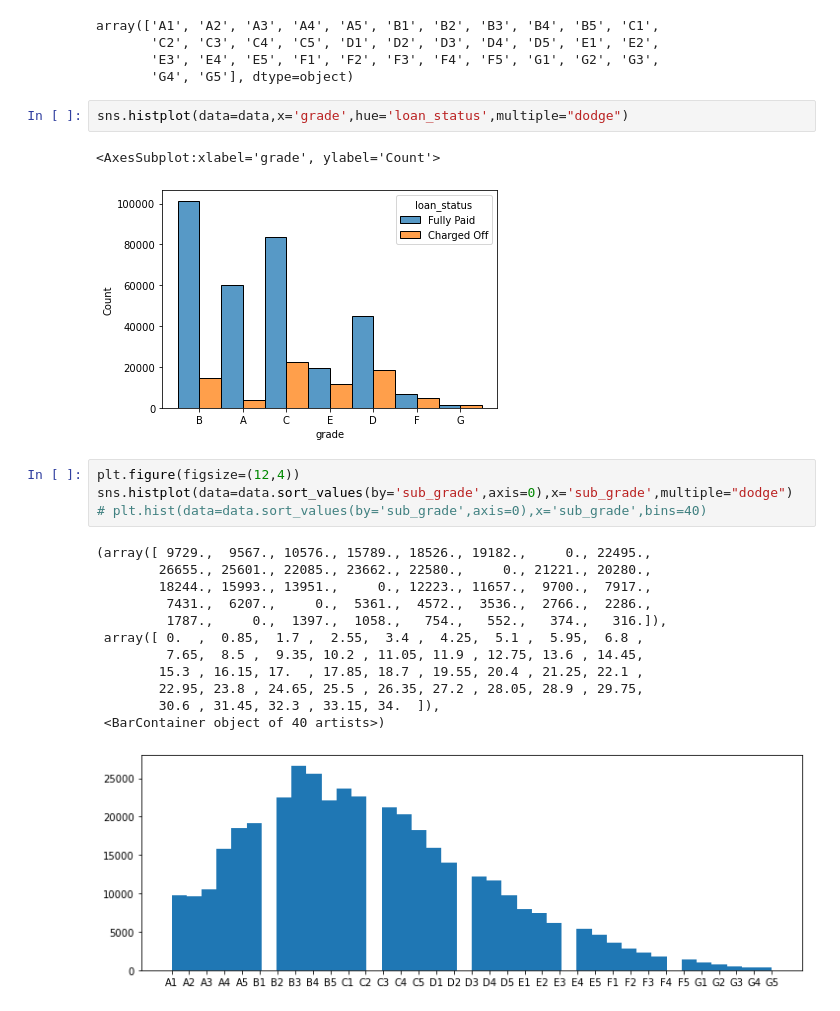
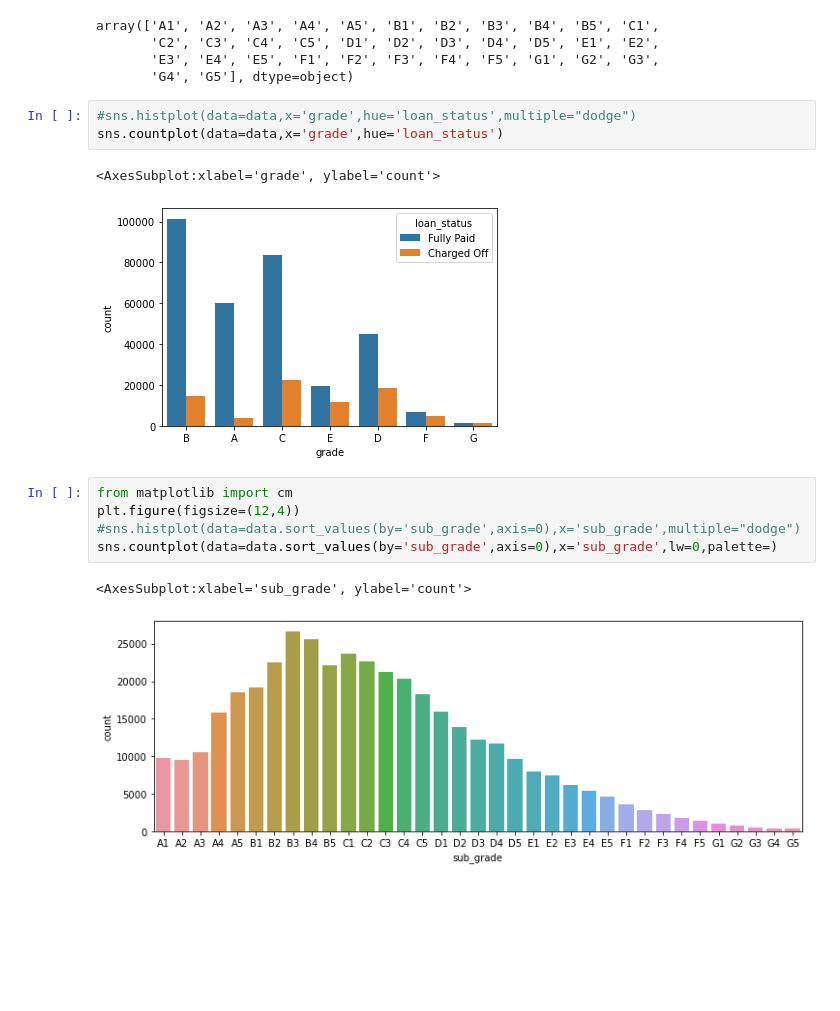
Before and after one commit to sridharanramesh/sridharanramesh, a Jupyter notebook: Machine Learning/Loan Repayment Problem.ipynb, the cells around one changed output. Saved outputs shown, nothing was run; the diff lists cells and outputs as text; blank space fills up the shorter version.

```diff
--- a/Machine Learning/Loan Repayment Problem.ipynb
+++ b/Machine Learning/Loan Repayment Problem.ipynb
@@ -124,24 +124,16 @@ array(['A1', 'A2', 'A3', 'A4', 'A5', 'B1', 'B2', 'B3', 'B4', 'B5', 'C1',
        'E3', 'E4', 'E5', 'F1', 'F2', 'F3', 'F4', 'F5', 'G1', 'G2', 'G3',
        'G4', 'G5'], dtype=object)
 # %%
-sns.histplot(data=data,x='grade',hue='loan_status',multiple="dodge")
+#sns.histplot(data=data,x='grade',hue='loan_status',multiple="dodge")
+sns.countplot(data=data,x='grade',hue='loan_status')
 # %% [output]
-<AxesSubplot:xlabel='grade', ylabel='Count'>
+<AxesSubplot:xlabel='grade', ylabel='count'>
-[figure, old version]
+[figure, new version]
 # %%
+from matplotlib import cm
 plt.figure(figsize=(12,4))
-sns.histplot(data=data.sort_values(by='sub_grade',axis=0),x='sub_grade',multiple="dodge")
-# plt.hist(data=data.sort_values(by='sub_grade',axis=0),x='sub_grade',bins=40)
+#sns.histplot(data=data.sort_values(by='sub_grade',axis=0),x='sub_grade',multiple="dodge")
+sns.countplot(data=data.sort_values(by='sub_grade',axis=0),x='sub_grade',lw=0,palette=)
 # %% [output]
-(array([ 9729.,  9567., 10576., 15789., 18526., 19182.,     0., 22495.,
-        26655., 25601., 22085., 23662., 22580.,     0., 21221., 20280.,
-        18244., 15993., 13951.,     0., 12223., 11657.,  9700.,  7917.,
-         7431.,  6207.,     0.,  5361.,  4572.,  3536.,  2766.,  2286.,
-         1787.,     0.,  1397.,  1058.,   754.,   552.,   374.,   316.]),
- array([ 0.  ,  0.85,  1.7 ,  2.55,  3.4 ,  4.25,  5.1 ,  5.95,  6.8 ,
-         7.65,  8.5 ,  9.35, 10.2 , 11.05, 11.9 , 12.75, 13.6 , 14.45,
-        15.3 , 16.15, 17.  , 17.85, 18.7 , 19.55, 20.4 , 21.25, 22.1 ,
-        22.95, 23.8 , 24.65, 25.5 , 26.35, 27.2 , 28.05, 28.9 , 29.75,
-        30.6 , 31.45, 32.3 , 33.15, 34.  ]),
- <BarContainer object of 40 artists>)
+<AxesSubplot:xlabel='sub_grade', ylabel='count'>
-[figure, old version]
+[figure, new version]
```
